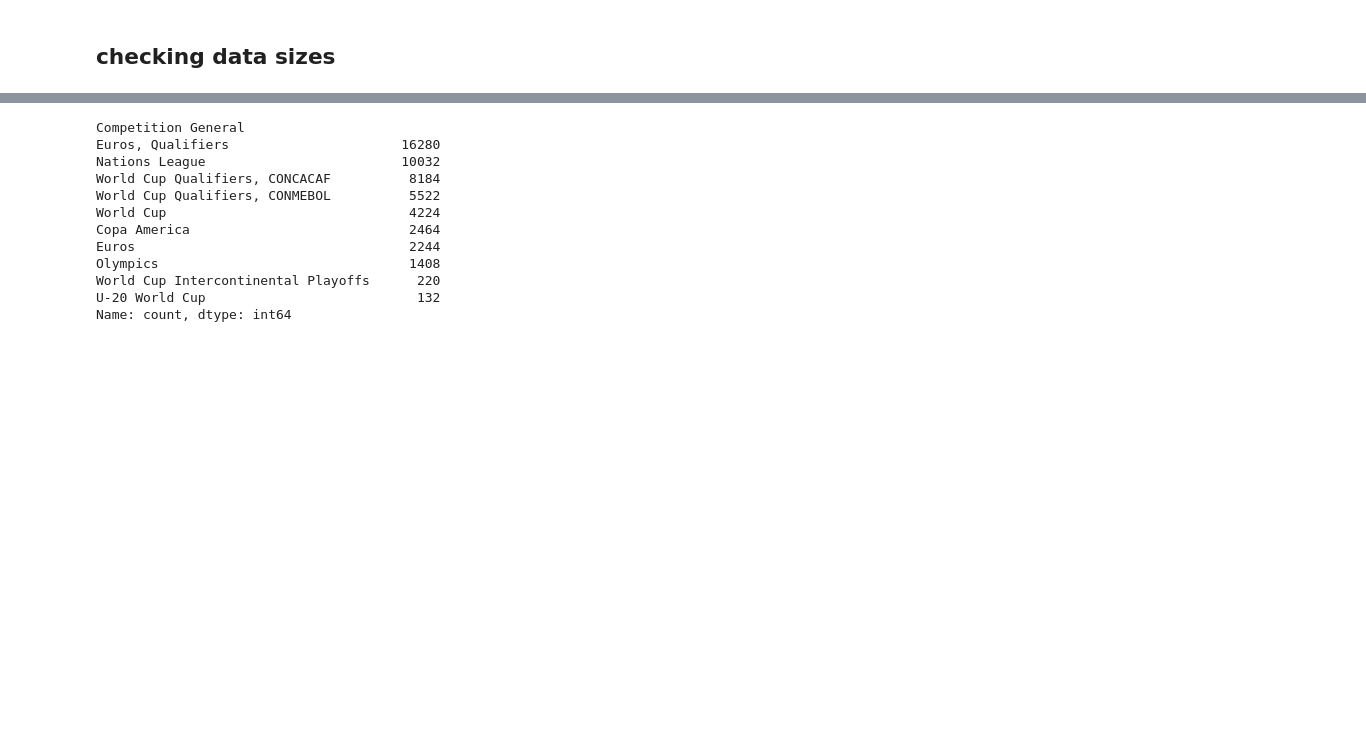
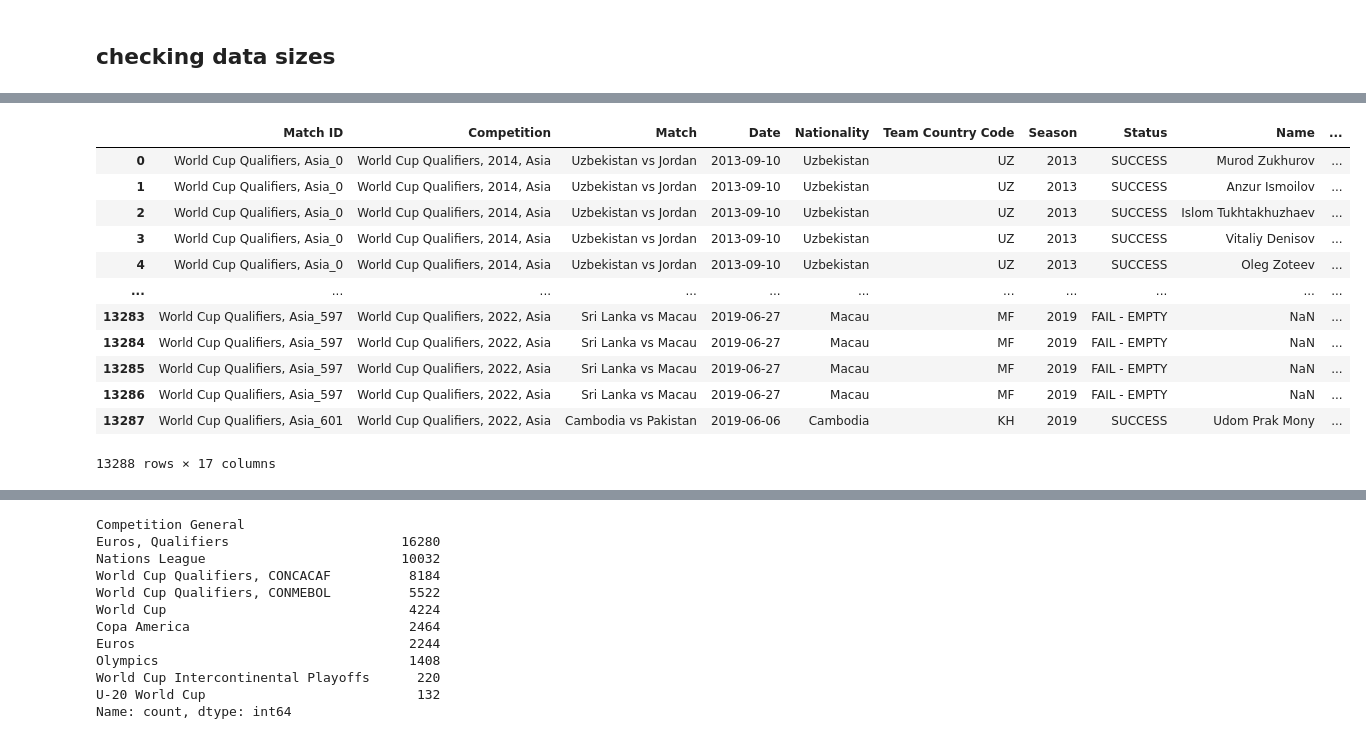
Before and after one commit to finnlsmith/footy_project_market_value_rankings, a Jupyter notebook: create_dataset_1/market_value_scrapes.ipynb, the cells around one changed output, grey strips where cells are left out. Saved outputs shown, nothing was run; the diff lists cells and outputs as text; code cells hidden in the pictures; blank space fills up the shorter version.

```diff
--- a/create_dataset_1/market_value_scrapes.ipynb
+++ b/create_dataset_1/market_value_scrapes.ipynb
@@ -722,0 +770,20 @@ asia_wcqs_2026.to_csv('asia_world_cup_LINEUPS_EDITED.csv')
+# %%
+wcq_asia = load_csv_dataset('MAY 16 NEW LINEUPS TO ADD TO COMBINED DF/(to add to combined df)/world_cup_qualifiers_asia_lineups_complete_EDITED.csv')
+wcq_asia['Competition General'] = 'World Cup Qualifiers, Asia'
+#len(wcq_asia)
+wcq_asia = wcq_asia.drop(columns={'Unnamed: 0', 'Unnamed: 0.1'})
+wcq_asia
+# %% [output]
+|  | Match ID | Competition | Match | Date | Nationality | Team Country Code | Season | Status | Name | ... |
+| 0 | World Cup Qualifiers, Asia_0 | World Cup Qualifiers, 2014, Asia | Uzbekistan vs Jordan | 2013-09-10 | Uzbekistan | UZ | 2013 | SUCCESS | Murod Zukhurov | ... |
+| 1 | World Cup Qualifiers, Asia_0 | World Cup Qualifiers, 2014, Asia | Uzbekistan vs Jordan | 2013-09-10 | Uzbekistan | UZ | 2013 | SUCCESS | Anzur Ismoilov | ... |
+| 2 | World Cup Qualifiers, Asia_0 | World Cup Qualifiers, 2014, Asia | Uzbekistan vs Jordan | 2013-09-10 | Uzbekistan | UZ | 2013 | SUCCESS | Islom Tukhtakhuzhaev | ... |
+| 3 | World Cup Qualifiers, Asia_0 | World Cup Qualifiers, 2014, Asia | Uzbekistan vs Jordan | 2013-09-10 | Uzbekistan | UZ | 2013 | SUCCESS | Vitaliy Denisov | ... |
+| 4 | World Cup Qualifiers, Asia_0 | World Cup Qualifiers, 2014, Asia | Uzbekistan vs Jordan | 2013-09-10 | Uzbekistan | UZ | 2013 | SUCCESS | Oleg Zoteev | ... |
+| ... | ... | ... | ... | ... | ... | ... | ... | ... | ... | ... |
+| 13283 | World Cup Qualifiers, Asia_597 | World Cup Qualifiers, 2022, Asia | Sri Lanka vs Macau | 2019-06-27 | Macau | MF | 2019 | FAIL - EMPTY | NaN | ... |
+| 13284 | World Cup Qualifiers, Asia_597 | World Cup Qualifiers, 2022, Asia | Sri Lanka vs Macau | 2019-06-27 | Macau | MF | 2019 | FAIL - EMPTY | NaN | ... |
+| 13285 | World Cup Qualifiers, Asia_597 | World Cup Qualifiers, 2022, Asia | Sri Lanka vs Macau | 2019-06-27 | Macau | MF | 2019 | FAIL - EMPTY | NaN | ... |
+| 13286 | World Cup Qualifiers, Asia_597 | World Cup Qualifiers, 2022, Asia | Sri Lanka vs Macau | 2019-06-27 | Macau | MF | 2019 | FAIL - EMPTY | NaN | ... |
+| 13287 | World Cup Qualifiers, Asia_601 | World Cup Qualifiers, 2022, Asia | Cambodia vs Pakistan | 2019-06-06 | Cambodia | KH | 2019 | SUCCESS | Udom Prak Mony | ... |
+13288 rows × 17 columns
```
Also changed, not shown: parts of 15 cells of this notebook, 1 other file.
